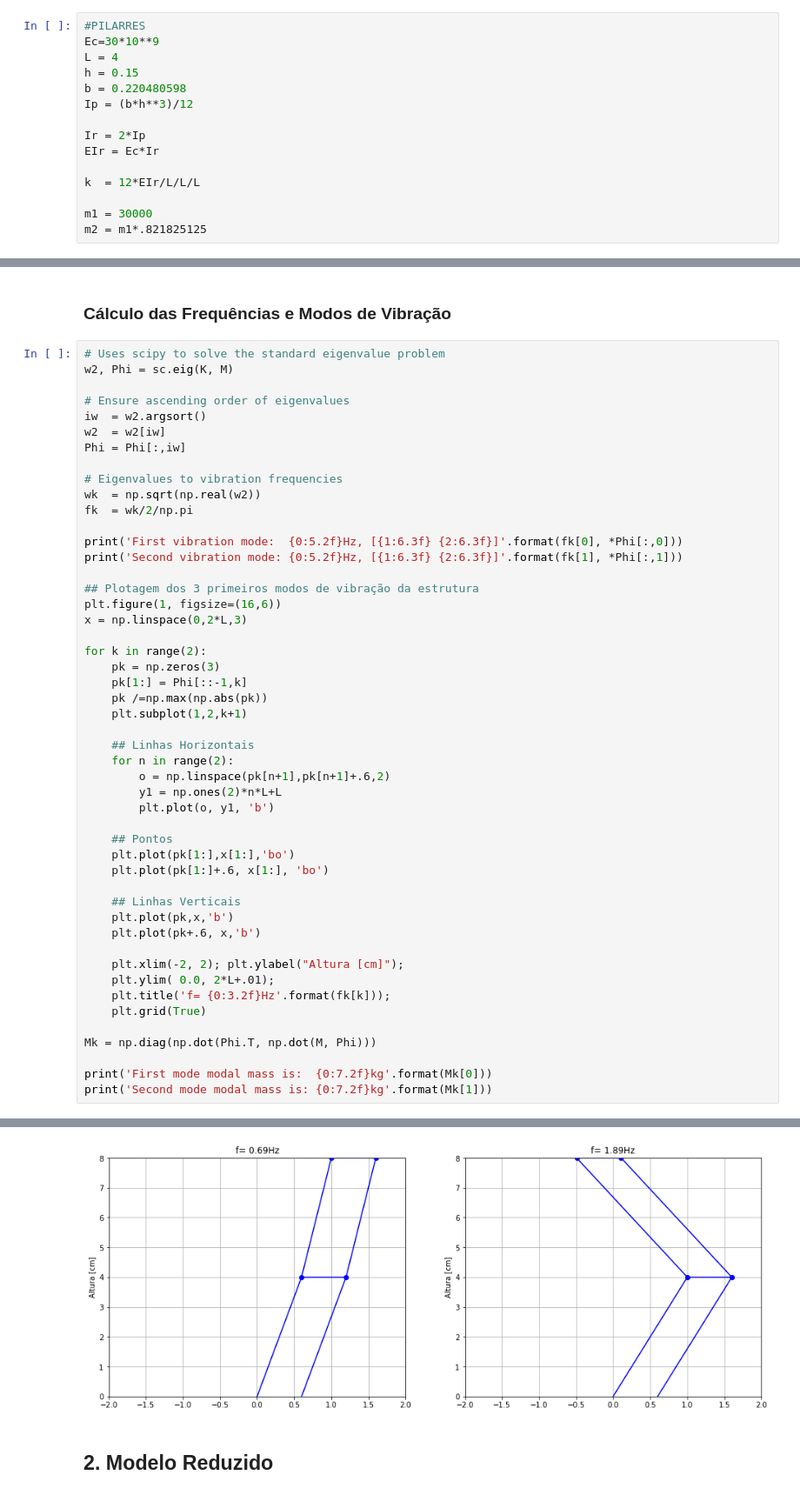
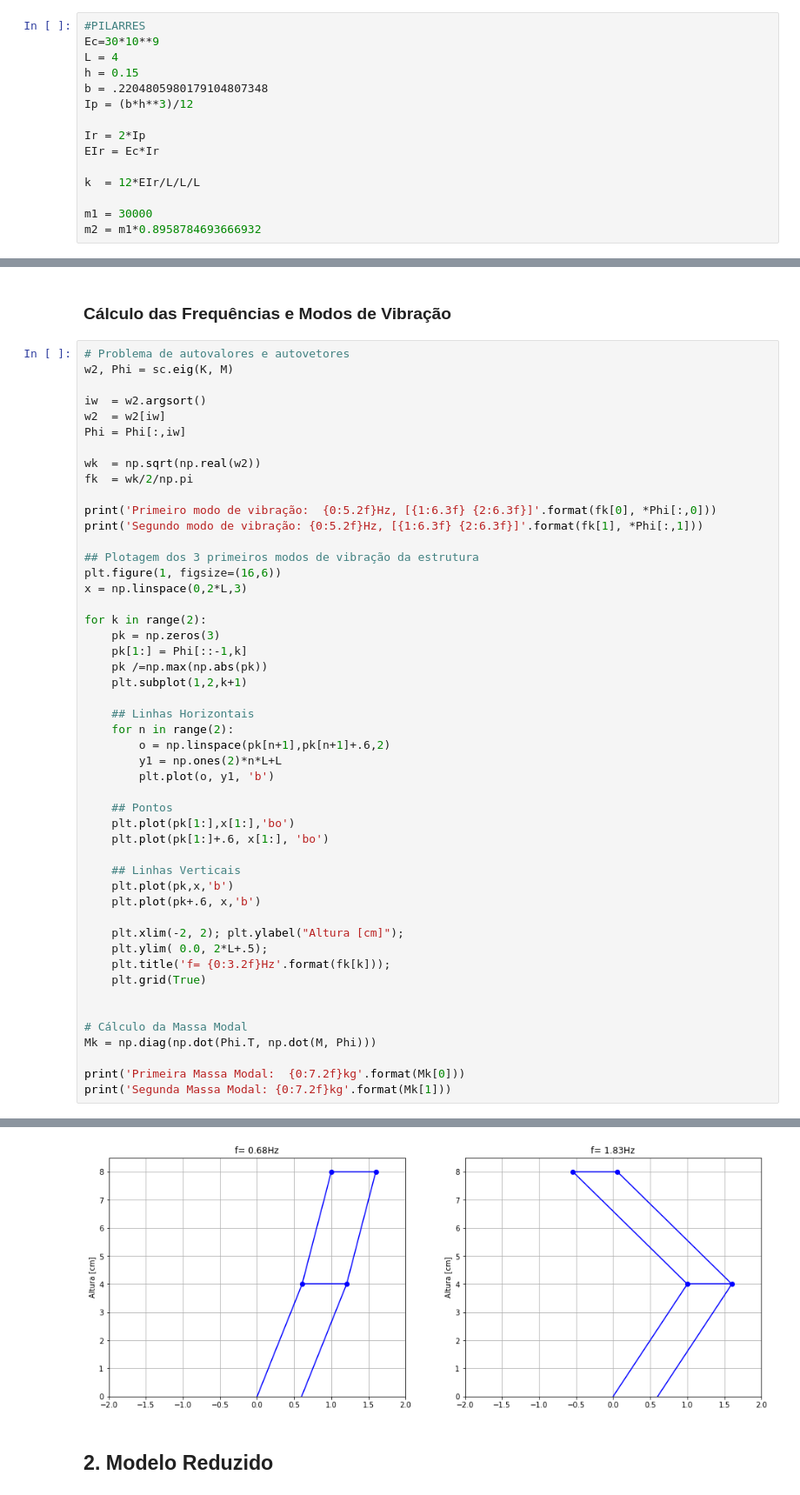
Before and after one commit to lucasborges-ec/FinalProject, a Jupyter notebook: FinalProject_v2.ipynb, the cells around one changed output, grey strips where cells are left out. Shown at 87% size. Drawn from its saved outputs; the diff is of its cells as text.

```diff
--- a/FinalProject_v2.ipynb
+++ b/FinalProject_v2.ipynb
@@ -89,7 +89,7 @@ O modelo real é dotado das seguintes características:
 Ec=30*10**9
 L = 4
 h = 0.15
-b = 0.220480598
+b = .2204805980179104807348
 Ip = (b*h**3)/12
 
 Ir = 2*Ip
@@ -98,7 +98,7 @@ EIr = Ec*Ir
 k  = 12*EIr/L/L/L
 
 m1 = 30000
-m2 = m1*.821825125
+m2 = m1*0.8958784693666932
 # %% [markdown]
 ### Matrizes de Rigidez e Massa
 # %%
@@ -125,20 +126,18 @@ Matriz de Massa (lumped)
 # %% [markdown]
 ### Cálculo das Frequências e Modos de Vibração
 # %%
-# Uses scipy to solve the standard eigenvalue problem
+# Problema de autovalores e autovetores
 w2, Phi = sc.eig(K, M)
 
-# Ensure ascending order of eigenvalues
 iw  = w2.argsort()
 w2  = w2[iw]
 Phi = Phi[:,iw]
 
-# Eigenvalues to vibration frequencies
 wk  = np.sqrt(np.real(w2))
 fk  = wk/2/np.pi
 
-print('First vibration mode:  {0:5.2f}Hz, [{1:6.3f} {2:6.3f}]'.format(fk[0], *Phi[:,0]))
-print('Second vibration mode: {0:5.2f}Hz, [{1:6.3f} {2:6.3f}]'.format(fk[1], *Phi[:,1]))
+print('Primeiro modo de vibração:  {0:5.2f}Hz, [{1:6.3f} {2:6.3f}]'.format(fk[0], *Phi[:,0]))
+print('Segundo modo de vibração: {0:5.2f}Hz, [{1:6.3f} {2:6.3f}]'.format(fk[1], *Phi[:,1]))
 
 ## Plotagem dos 3 primeiros modos de vibração da estrutura
 plt.figure(1, figsize=(16,6))
@@ -165,12 +164,14 @@ for k in range(2):
     plt.plot(pk+.6, x,'b')
 
     plt.xlim(-2, 2); plt.ylabel("Altura [cm]");
-    plt.ylim( 0.0, 2*L+.01);
+    plt.ylim( 0.0, 2*L+.5);
     plt.title('f= {0:3.2f}Hz'.format(fk[k]));
     plt.grid(True)
 
+
+# Cálculo da Massa Modal
 Mk = np.diag(np.dot(Phi.T, np.dot(M, Phi)))
 
-print('First mode modal mass is:  {0:7.2f}kg'.format(Mk[0]))
-print('Second mode modal mass is: {0:7.2f}kg'.format(Mk[1]))
+print('Primeira Massa Modal:  {0:7.2f}kg'.format(Mk[0]))
+print('Segunda Massa Modal: {0:7.2f}kg'.format(Mk[1]))
 # %% [output]
@@ -181,4 +182,4 @@ Second mode modal mass is: 25696.64kg
-[figure, old version]
+[figure, new version]
 # %% [markdown]
 ## 2. Modelo Reduzido <a name="section_2"></a>
 # %% [markdown]
```
Also changed, not shown: parts of 72 cells of this notebook, 47 other files.
